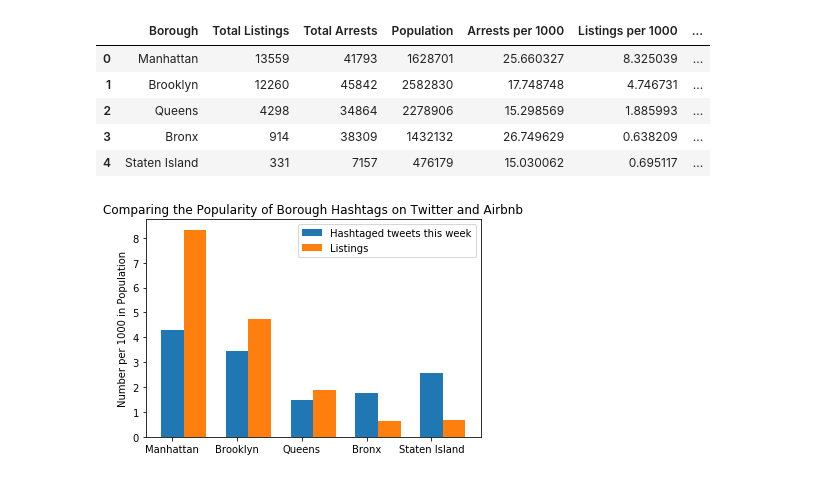
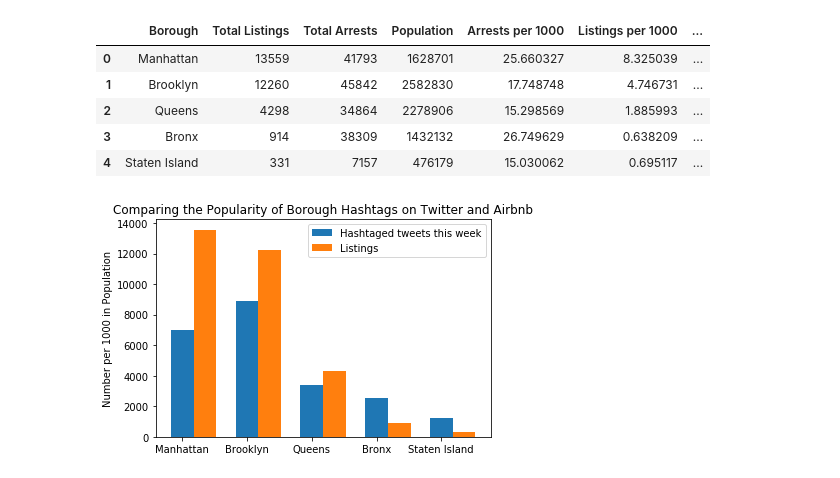
Before and after one commit to hayden4davey/Project1-Group2, a Jupyter notebook: Final Airbnb Analysis.ipynb, the cells around one changed output. Cells and saved outputs as stored; diff of their text form; code cells hidden in the pictures.

```diff
--- a/Final Airbnb Analysis.ipynb
+++ b/Final Airbnb Analysis.ipynb
@@ -319,19 +338,19 @@ comparison2_df
 # %%
 #Plot hashtag rate vs airnbnb listing rate
 fig, ax = plt.subplots()
 
 ind = np.arange(5)
 width = 0.35
 
-ax.bar(ind, comparison2_df['Tweets per 1000'], width, label='Hashtaged tweets this week')
-ax.bar(ind+width, comparison2_df['Listings per 1000'], width, label='Listings')
+ax.bar(ind, comparison2_df['Number of Tweets'], width, label='Hashtaged tweets this week')
+ax.bar(ind+width, comparison2_df['Total Listings'], width, label='Listings')
 
 ax.set_xticklabels((0, 'Manhattan', 'Brooklyn', 'Queens', 'Bronx', 'Staten Island'))
 
 plt.title("Comparing the Popularity of Borough Hashtags on Twitter and Airbnb")
 plt.ylabel('Number per 1000 in Population')
 plt.legend(loc='upper right')
 
 plt.savefig('Output/HashtagsandAirbnb')
 # %% [output]
-[figure, old version]
+[figure, new version]
```
Also changed, not shown: parts of 6 cells of this notebook, 2 other files.
